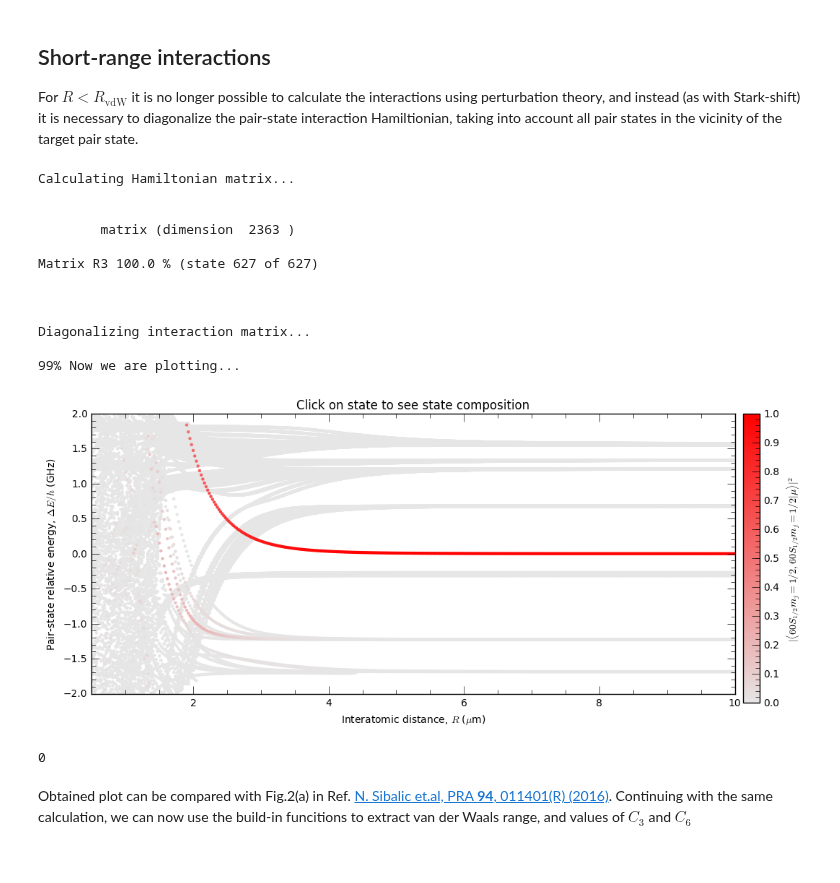
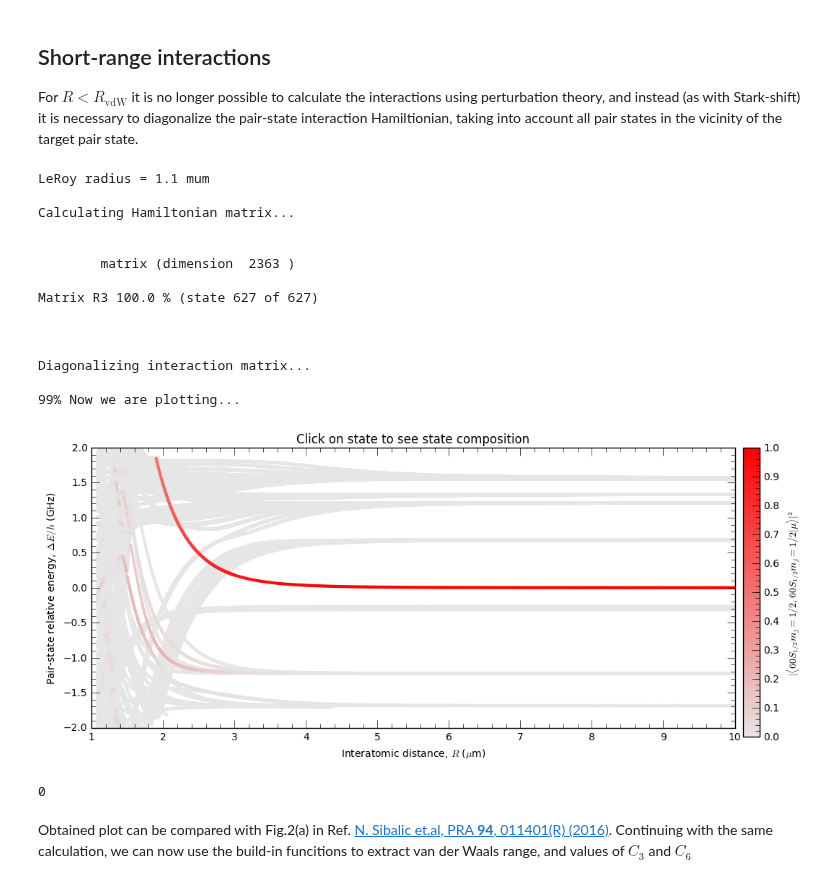
Before and after one commit to nikolasibalic/ARC-Alkali-Rydberg-Calculator, a Jupyter notebook: doc/Rydberg_atoms_a_primer_notebook.ipynb, the cells around one changed output. Saved outputs shown, nothing was run; the diff lists cells and outputs as text; code cells hidden in the pictures.

```diff
--- a/doc/Rydberg_atoms_a_primer_notebook.ipynb
+++ b/doc/Rydberg_atoms_a_primer_notebook.ipynb
@@ -1038,35 +1038,43 @@ deltaMax = 25e9 #Max pair-state energy difference [Hz]
 #R array (um)
 r=np.linspace(0.5,10.0,400)
 
 #Set target-state
 calc = PairStateInteractions(Rubidium(), n0,l0,j0,n0,l0,j0, mj0,mj0,interactionsUpTo = 1)
+
+rvdw = calc.getLeRoyRadius()
+print("LeRoy radius = %.1f mum" % rvdw)
+#R array (um)
+r=np.append(np.linspace(rvdw,3,300),np.linspace(3.01,10.0,300))
+
 #Generate pair-state interaction Hamiltonian
 calc.defineBasis(theta,phi, dn,dl, deltaMax,progressOutput=True)
 #Diagonalise
 nEig=250 #Number of eigenstates to extract
 calc.diagonalise(r,nEig,progressOutput=True)
 #Plot
 calc.plotLevelDiagram()
 #Zoom-on on pair state
-calc.ax.set_xlim(0.5,10.0)
+calc.ax.set_xlim(1.0,10.0)
 calc.ax.set_ylim(-2,2)
 calc.showPlot()  # by default program will plot interactive plots
 # however plots are interactive only if open oin standard window
 # and not in the %inline mode of the notebooks
 # %% [output]
+LeRoy radius = 1.1 mum
+
 Calculating Hamiltonian matrix...
 
 
         matrix (dimension  2363 )
 
 Matrix R3 100.0 % (state 627 of 627)
 
 
 
 Diagonalizing interaction matrix...
 
 99% Now we are plotting...
-[figure, old version]
+[figure, new version]
 0
 # %% [markdown]
 Obtained plot can be compared with Fig.2(a) in Ref. [N. Sibalic et.al, PRA **94**, 011401(R) (2016)](https://doi.org/10.1103/PhysRevA.94.011401). Continuing with the same calculation, we can now use the build-in funcitions to extract van der Waals range, and values of $C_3$ and $C_6$
```
Also changed, not shown: parts of 6 cells of this notebook, 1 other file.
